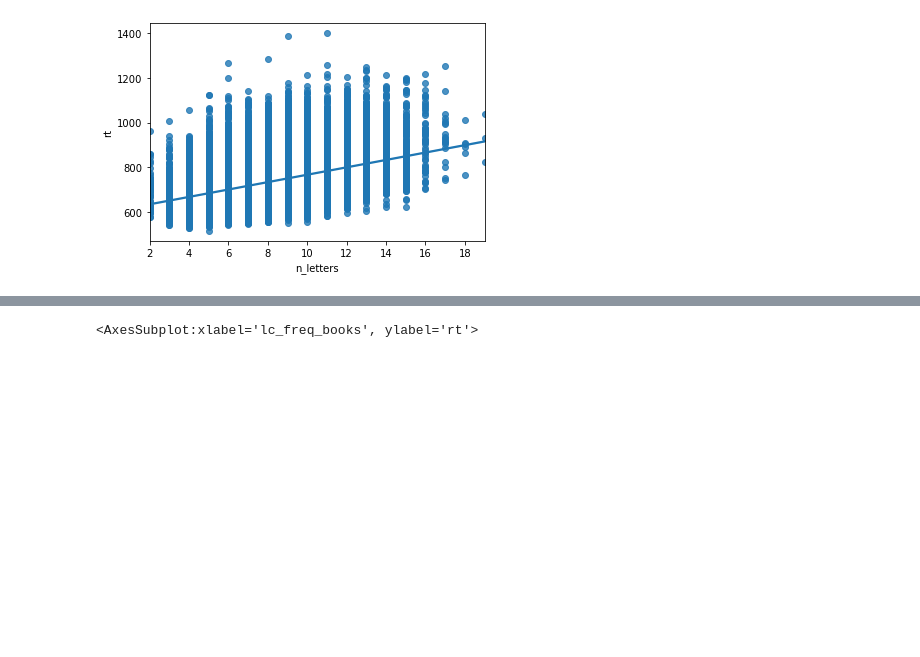
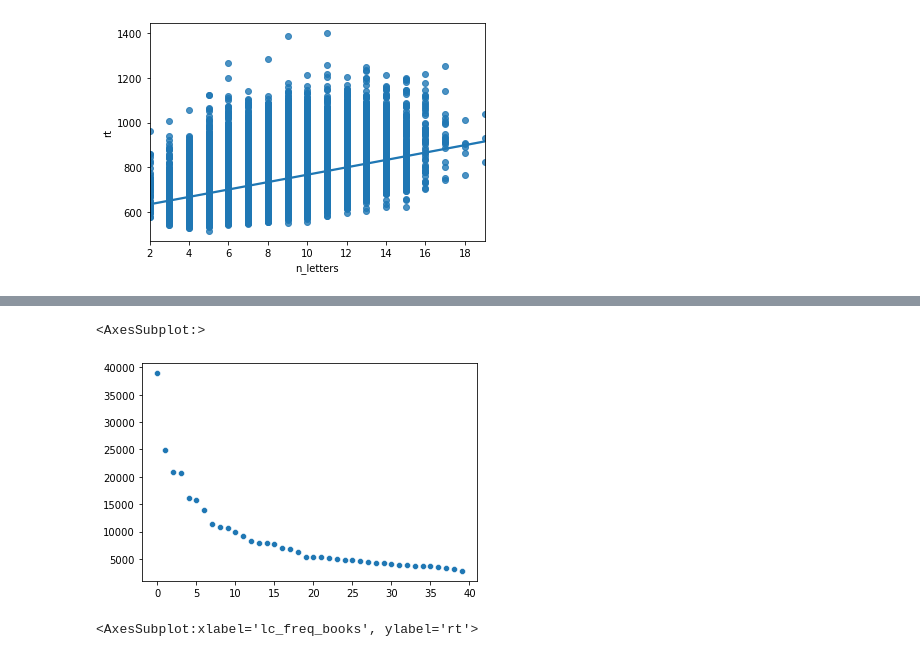
Before and after one commit to ethanweed/ExPsyLing, a Jupyter notebook: 2022/Notebooks/MEGALEX_1.ipynb, the cells around one changed output, grey strips where cells are left out. Cells and saved outputs as stored; diff of their text form; code cells hidden in the pictures; blank space fills up the shorter version.

```diff
--- a/2022/Notebooks/MEGALEX_1.ipynb
+++ b/2022/Notebooks/MEGALEX_1.ipynb
@@ -24,3 +89,11 @@ sns.regplot(data = data, x = 'n_letters', y = 'rt')
+# %%
+# Zipf's law
+
+HF = freq[0:40]
+sns.scatterplot(x = [i for i in range(len(HF))], y = HF)
+# %% [output]
+<AxesSubplot:>
+[figure, added]
 # %%
 sns.regplot(data = data, x = 'lc_freq_books', y = 'rt')
 # %% [output]
```
Also changed, not shown: parts of 13 cells of this notebook, 3 other files.
